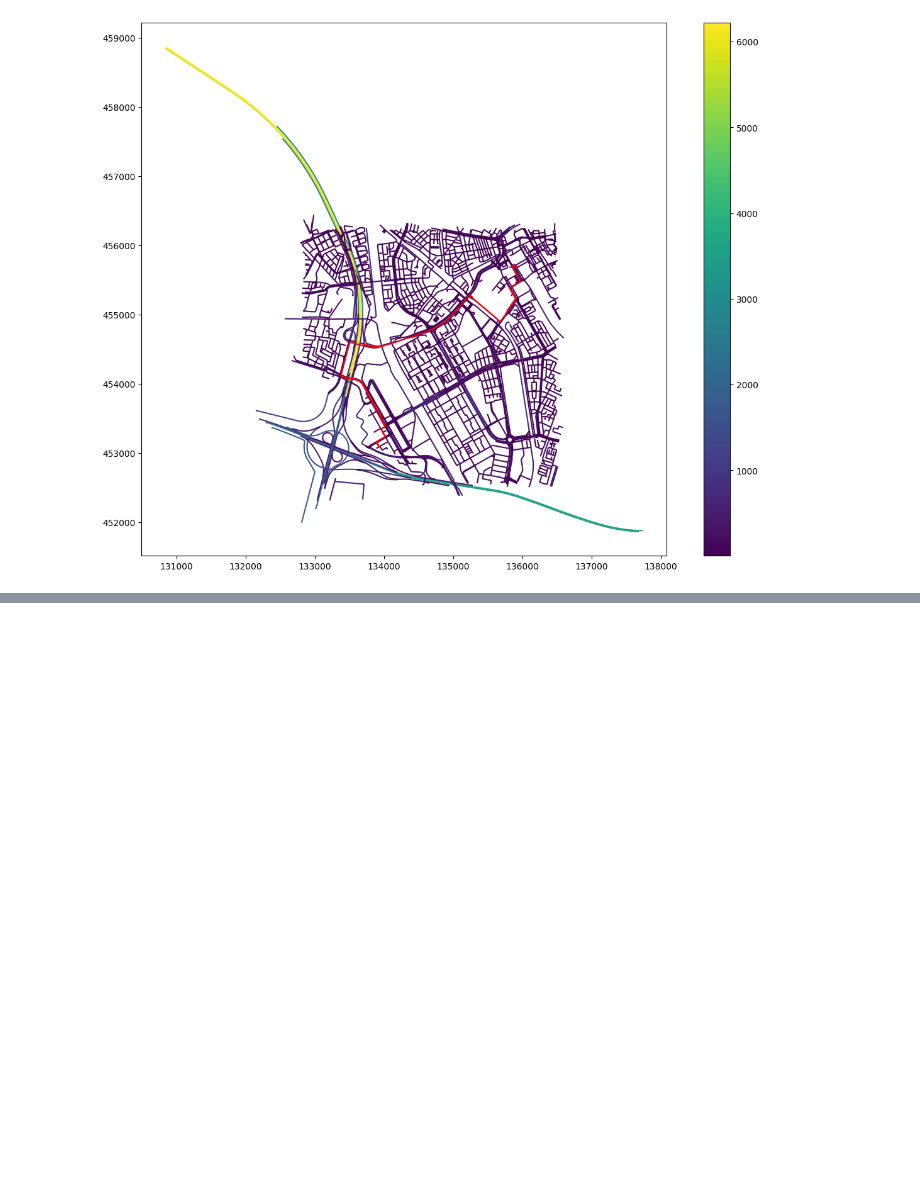
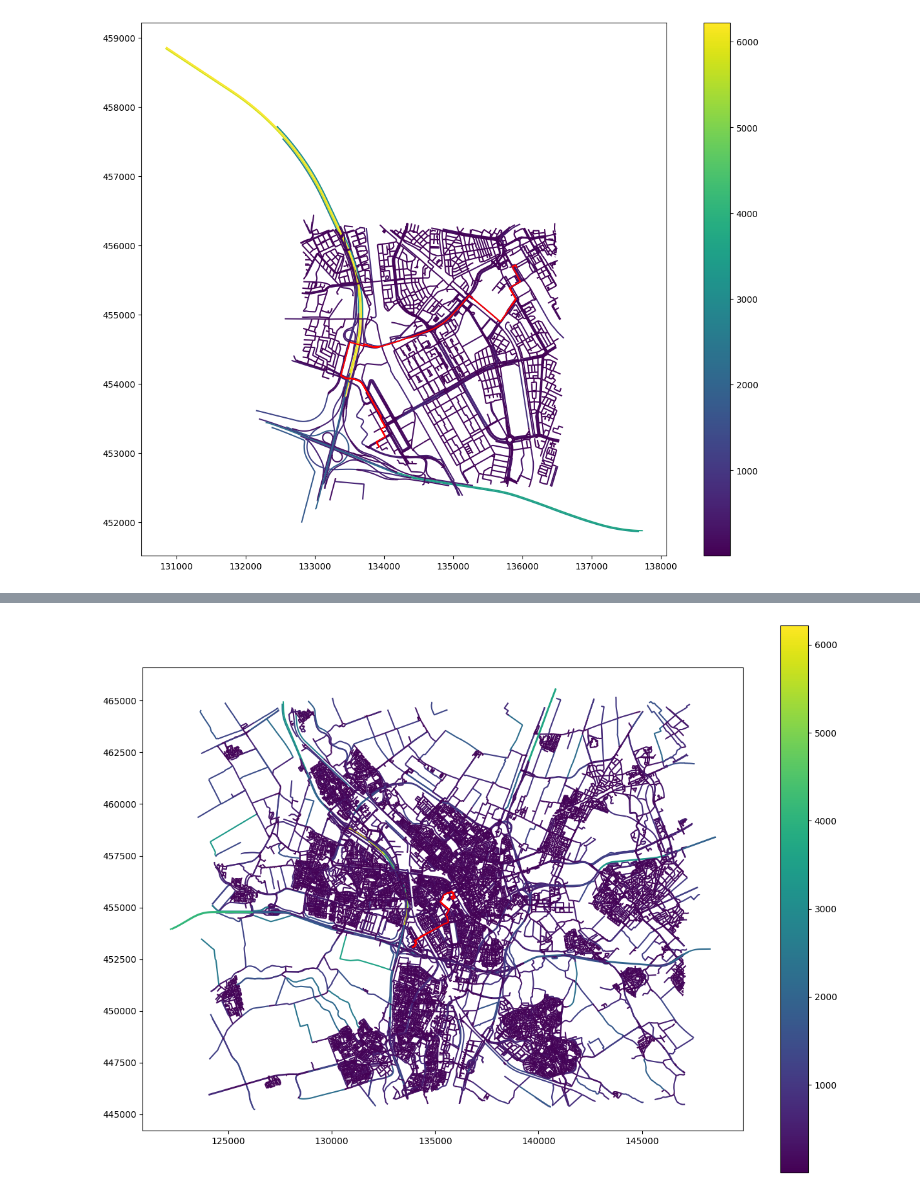
Before and after one commit to pratyush1611/pathfinder, a Jupyter notebook: nearest_graph_path.ipynb, the cells around one changed output, grey strips where cells are left out. Drawn from its saved outputs; the diff is of its cells as text; code cells hidden in the pictures; blank space fills up the shorter version.

```diff
--- a/nearest_graph_path.ipynb
+++ b/nearest_graph_path.ipynb
@@ -191,0 +221,9 @@ plt.show()
+# %%
+base = ut.plot(column = 'st_lengthshape'
+        ,legend=True
+        ,figsize=(15,11)
+        )
+astar_route.plot(color='red', ax=base)
+plt.show()
+# %% [output]
+[figure, added]
```
Also changed, not shown: parts of 13 cells of this notebook.
